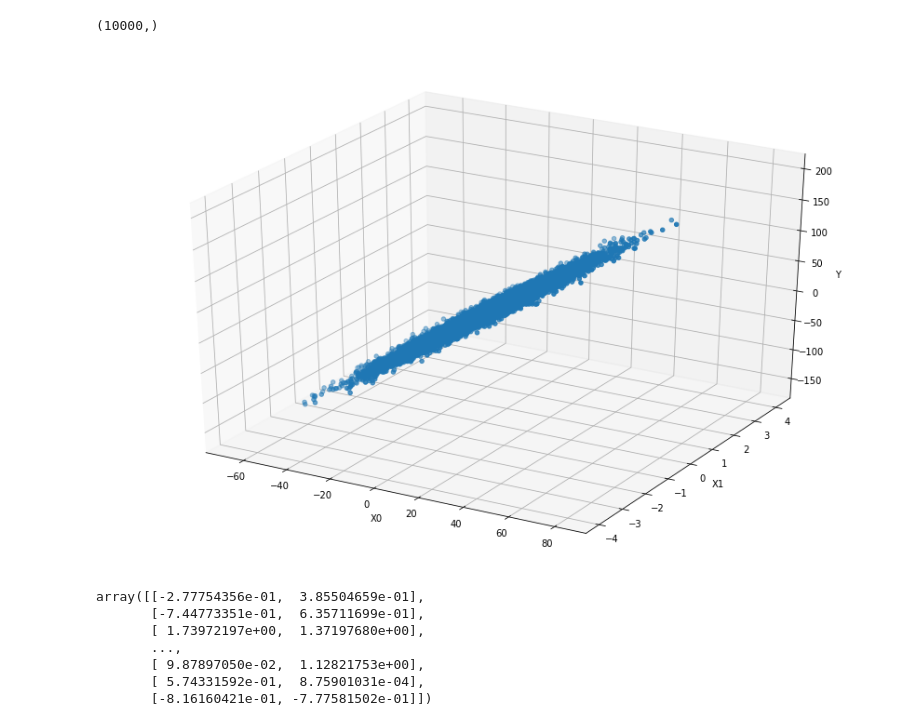
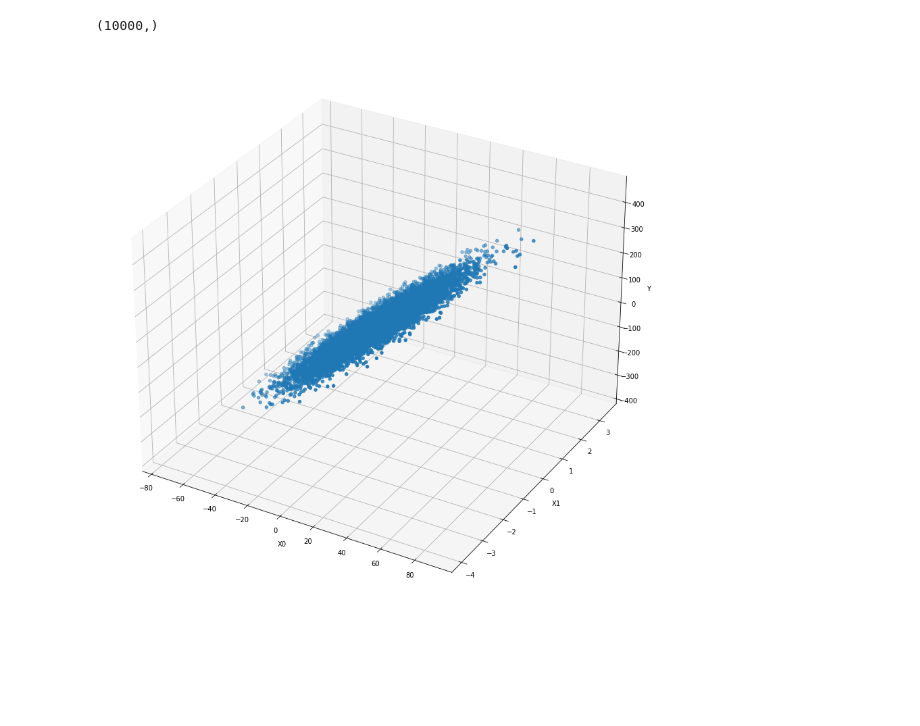
Before and after one commit to aspushkarev/OTUS-gradiend-descent, a Jupyter notebook: OTUS_Math_Course_Project.ipynb, the cells around one changed output. Cells and saved outputs as stored; diff of their text form; code cells hidden in the pictures; blank space fills up the shorter version.

Commit message:
Added solution with GD and SGD. I Drawn graph to notebook

```diff
--- a/OTUS_Math_Course_Project.ipynb
+++ b/OTUS_Math_Course_Project.ipynb
@@ -127,16 +73,16 @@ Y.shape
 # %% [output]
 (10000,)
 # %%
-fig = plt.figure(figsize=(15,10))
+fig = plt.figure(figsize=(15,15))
 ax = fig.add_subplot(111, projection='3d')
 
 ax.scatter(X[:, 0], X[:, 1], Y)
 
 ax.set_xlabel('X0')
 ax.set_ylabel('X1')
 ax.set_zlabel('Y')
 plt.show()
 # %% [output]
-[figure, old version]
+[figure, new version]
 # %%
 def standard_scale(X):
@@ -146,14 +93,7 @@ def standard_scale(X):
 # %%
-X_st = X.copy().astype(np.float64)
+def get_standard_scale(X):
+  X_st = X.copy().astype(np.float64)
 
-for i in range(X.shape[1]):
-  X_st[:, i] = standard_scale(X_st[:, i])
-X_st
+  for i in range(X_st.shape[1]):
+    X_st[:, i] = standard_scale(X_st[:, i])
+  return X_st
-# %% [output]
-array([[-2.77754356e-01,  3.85504659e-01],
-       [-7.44773351e-01,  6.35711699e-01],
-       [ 1.73972197e+00,  1.37197680e+00],
-       ...,
-       [ 9.87897050e-02,  1.12821753e+00],
-       [ 5.74331592e-01,  8.75901031e-04],
-       [-8.16160421e-01, -7.77581502e-01]])
```
Also changed, not shown: parts of 36 cells of this notebook.
